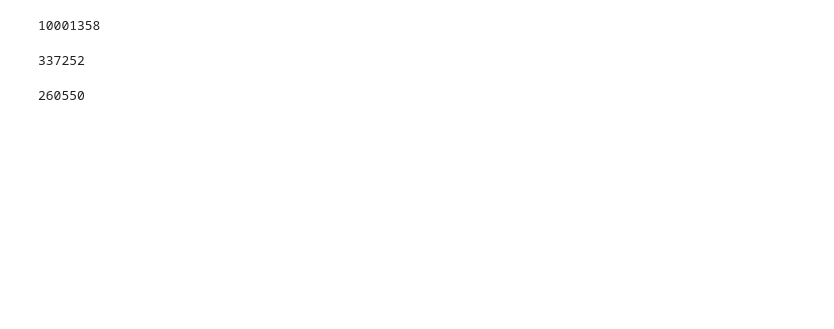
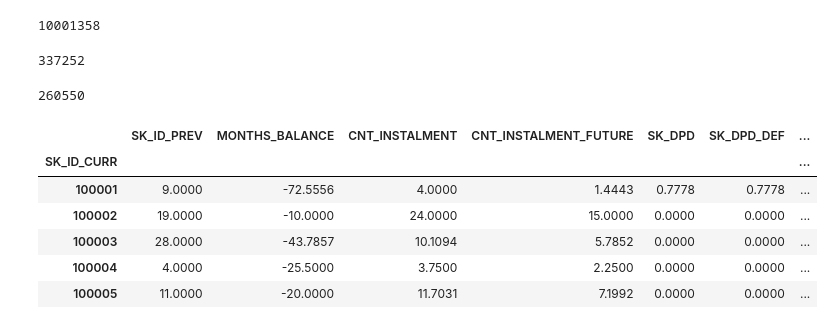
Before and after one commit to amithsbhat/Capstone-Home-Credit-Default-Risk, a Jupyter notebook: eda-home-credit-default-risk.ipynb, the cells around one changed output. Saved outputs shown, nothing was run; the diff lists cells and outputs as text; code cells hidden in the pictures; blank space fills up the shorter version.

```diff
--- a/eda-home-credit-default-risk.ipynb
+++ b/eda-home-credit-default-risk.ipynb
@@ -1151,6 +1135,14 @@ len(df_POS_CASH_balance_avg)
 # %% [output]
 260550
 # %%
-display(df_POS_CASH_balance_avg)
+display(df_POS_CASH_balance_avg.head())
+# %% [output]
+|  | SK_ID_PREV | MONTHS_BALANCE | CNT_INSTALMENT | CNT_INSTALMENT_FUTURE | SK_DPD | SK_DPD_DEF | ... |
+| SK_ID_CURR |  |  |  |  |  |  | ... |
+| 100001 | 9.0000 | -72.5556 | 4.0000 | 1.4443 | 0.7778 | 0.7778 | ... |
+| 100002 | 19.0000 | -10.0000 | 24.0000 | 15.0000 | 0.0000 | 0.0000 | ... |
+| 100003 | 28.0000 | -43.7857 | 10.1094 | 5.7852 | 0.0000 | 0.0000 | ... |
+| 100004 | 4.0000 | -25.5000 | 3.7500 | 2.2500 | 0.0000 | 0.0000 | ... |
+| 100005 | 11.0000 | -20.0000 | 11.7031 | 7.1992 | 0.0000 | 0.0000 | ... |
 # %%
 save_file(df_POS_CASH_balance_avg, 'POS_CASH_balance_avg')
```
Also changed, not shown: parts of 22 cells of this notebook.
